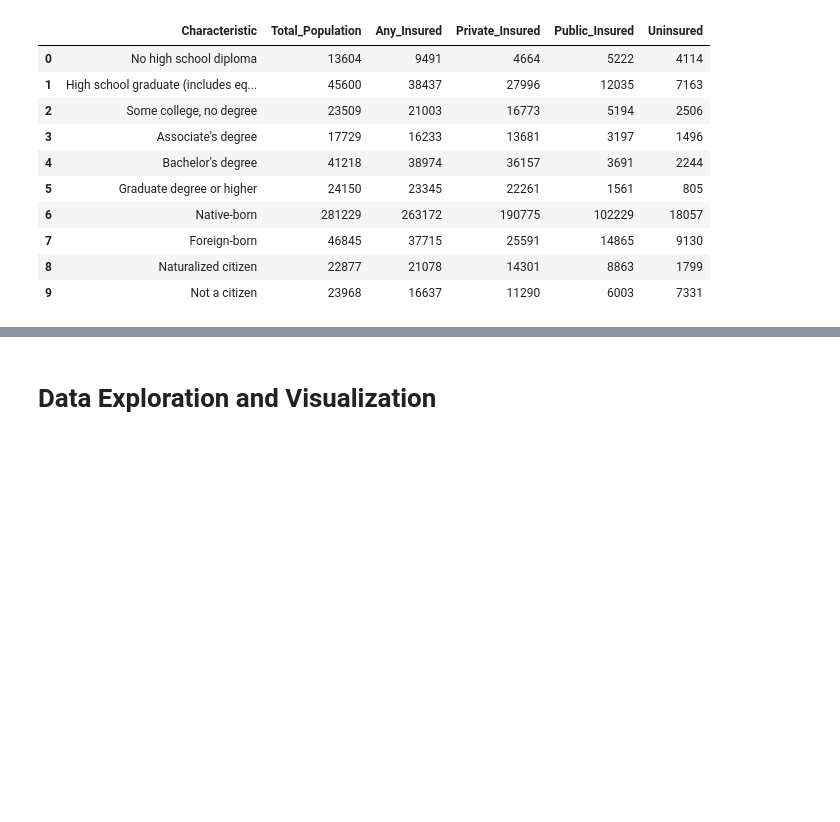
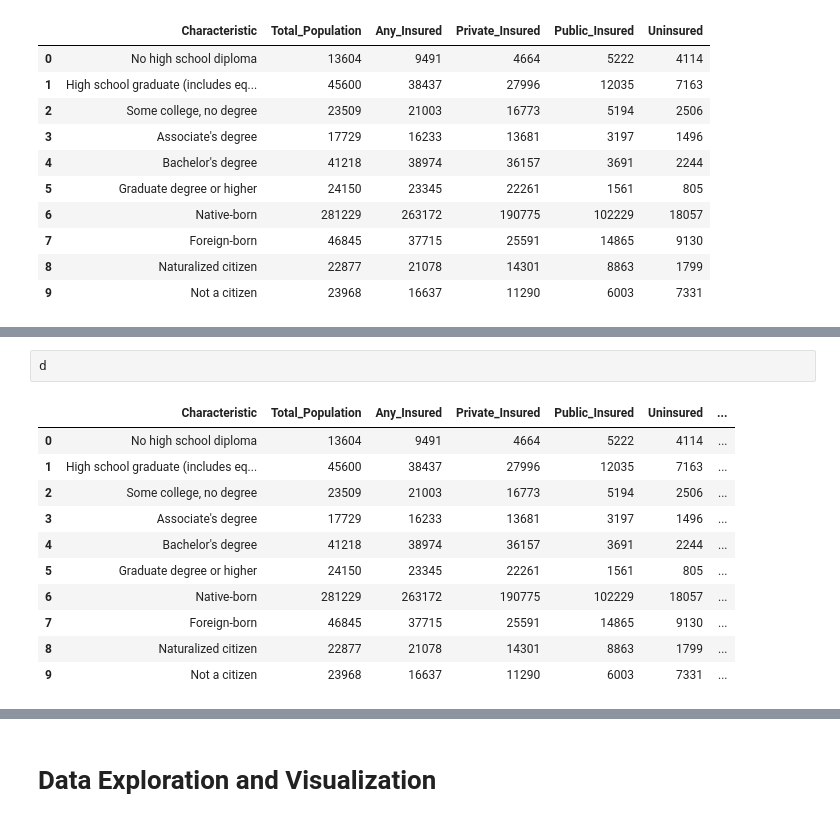
Before and after one commit to MelekM/Mizher_MSDS455_Assignment2_CategoricalData, a Jupyter notebook: Mizher_MSDS455_Assignment2_CategoricalData.ipynb, the cells around one changed output, grey strips where cells are left out. Saved outputs shown, nothing was run; the diff lists cells and outputs as text; blank space fills up the shorter version.

```diff
--- a/Mizher_MSDS455_Assignment2_CategoricalData.ipynb
+++ b/Mizher_MSDS455_Assignment2_CategoricalData.ipynb
@@ -72,0 +67,14 @@ Total_College_Completion_Percentage = np.array((df.Male_College+df.Female_Colleg
+# %%
+d
+# %% [output]
+|  | Characteristic | Total_Population | Any_Insured | Private_Insured | Public_Insured | Uninsured | ... |
+| 0 | No high school diploma | 13604 | 9491 | 4664 | 5222 | 4114 | ... |
+| 1 | High school graduate (includes eq... | 45600 | 38437 | 27996 | 12035 | 7163 | ... |
+| 2 | Some college, no degree | 23509 | 21003 | 16773 | 5194 | 2506 | ... |
+| 3 | Associate's degree | 17729 | 16233 | 13681 | 3197 | 1496 | ... |
+| 4 | Bachelor's degree | 41218 | 38974 | 36157 | 3691 | 2244 | ... |
+| 5 | Graduate degree or higher | 24150 | 23345 | 22261 | 1561 | 805 | ... |
+| 6 | Native-born | 281229 | 263172 | 190775 | 102229 | 18057 | ... |
+| 7 | Foreign-born | 46845 | 37715 | 25591 | 14865 | 9130 | ... |
+| 8 | Naturalized citizen | 22877 | 21078 | 14301 | 8863 | 1799 | ... |
+| 9 | Not a citizen | 23968 | 16637 | 11290 | 6003 | 7331 | ... |
```
Also changed, not shown: parts of 25 cells of this notebook, 5 other files.
